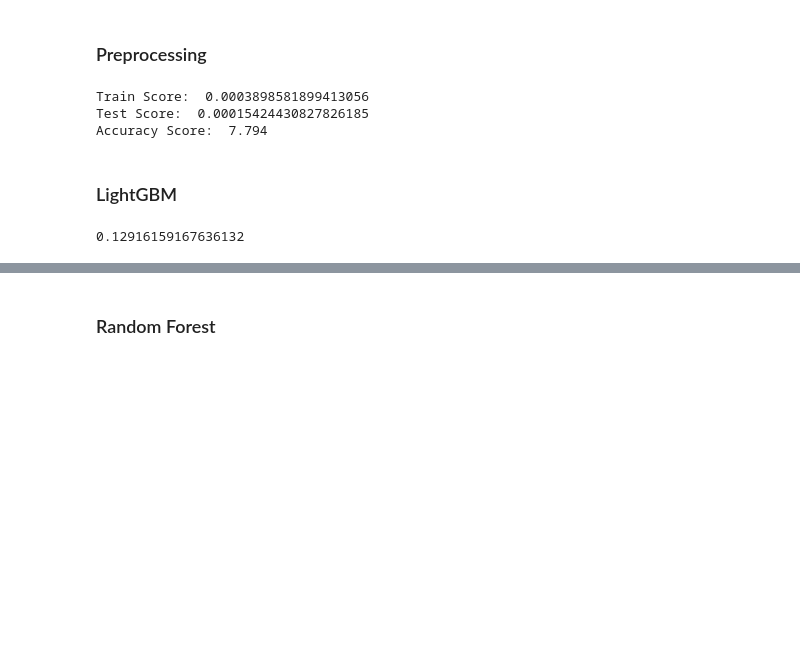
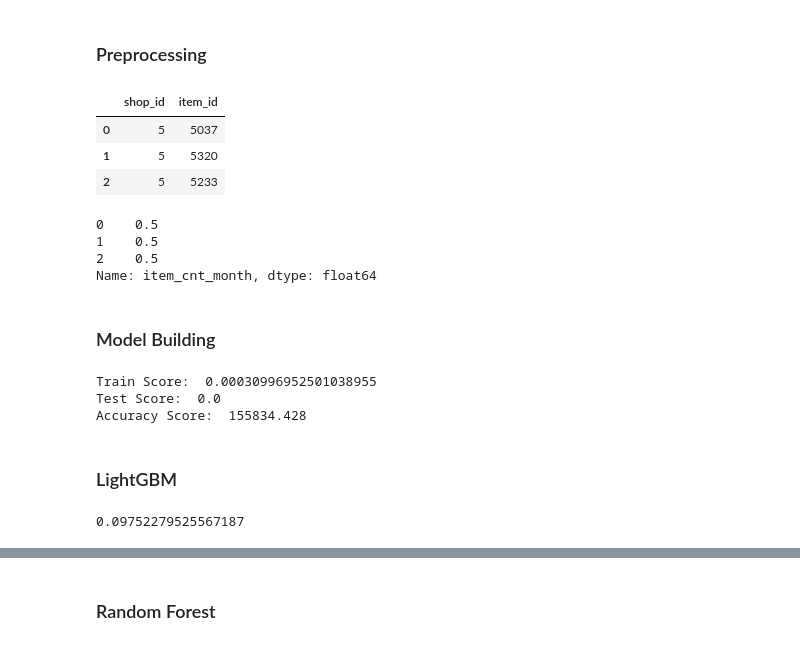
Before and after one commit to iamvivekanand/ML, a Jupyter notebook: MyProjects/051_Future_Sales_Predictions/future-sales-prediction.ipynb, the cells around one changed output, grey strips where cells are left out. Drawn from its saved outputs; the diff is of its cells as text; code cells hidden in the pictures; blank space fills up the shorter version.

```diff
--- a/MyProjects/051_Future_Sales_Predictions/future-sales-prediction.ipynb
+++ b/MyProjects/051_Future_Sales_Predictions/future-sales-prediction.ipynb
@@ -38,0 +39,3 @@ ID=test['ID']
+# %%
+test=test.drop('ID',axis=1)
+test.head(2)
@@ -181,22 +190,44 @@ from sklearn.preprocessing import StandardScaler
 ss=StandardScaler()
 x=ss.fit_transform(x)
 # %%
-from sklearn.model_selection import train_test_split
-xtrain,xtest,ytrain,ytest=train_test_split(x,y,test_size=0.15,random_state=0)
+# from sklearn.model_selection import train_test_split
+# xtrain,xtest,ytrain,ytest=train_test_split(x,y,test_size=0.25,random_state=0)
+
+xtrain=x
+ytrain=y
+xtest=test
+ytest=sample_submission['item_cnt_month']
+# %%
+xtest.head(3)
+# %% [output]
+|  | shop_id | item_id |
+| 0 | 5 | 5037 |
+| 1 | 5 | 5320 |
+| 2 | 5 | 5233 |
+# %%
+ytest.head(3)
+# %% [output]
+0    0.5
+1    0.5
+2    0.5
+Name: item_cnt_month, dtype: float64
+# %% [markdown]
+### Model Building
 # %%
-# Linear model
+# Linear Model
+
 from sklearn.linear_model import LinearRegression
 lr=LinearRegression(fit_intercept=True)
 lr.fit(xtrain,ytrain)
 print('Train Score: ',lr.score(xtrain,ytrain))
 print('Test Score: ',lr.score(xtest,ytest))
-ypred=lr.predict(xtest)
-score=mse(ytest,ypred)**1/2 # Taking root of mean squared error
+ypred_lr=lr.predict(xtest)
+score=mse(ytest,ypred_lr)**1/2 # Taking root of mean squared error
 print("Accuracy Score: ",score.round(3)) # Score is rounded upto 3 decimal places
 # %% [output]
-Train Score:  0.0003898581899413056
-Test Score:  0.00015424430827826185
-Accuracy Score:  7.794
+Train Score:  0.00030996952501038955
+Test Score:  0.0
+Accuracy Score:  155834.428
 # %% [markdown]
 ### LightGBM
 # %%
@@ -205,7 +236,7 @@ lgb=LGBMRegressor(n_estimators= 200)
 lgb.fit(xtrain,ytrain)
 lgb.score(xtrain,ytrain)
 # %% [output]
-0.12916159167636132
+0.09752279525567187
 # %%
 lgb.score(xtest,ytest)
 # %% [output]
```
Also changed, not shown: parts of 22 cells of this notebook.
